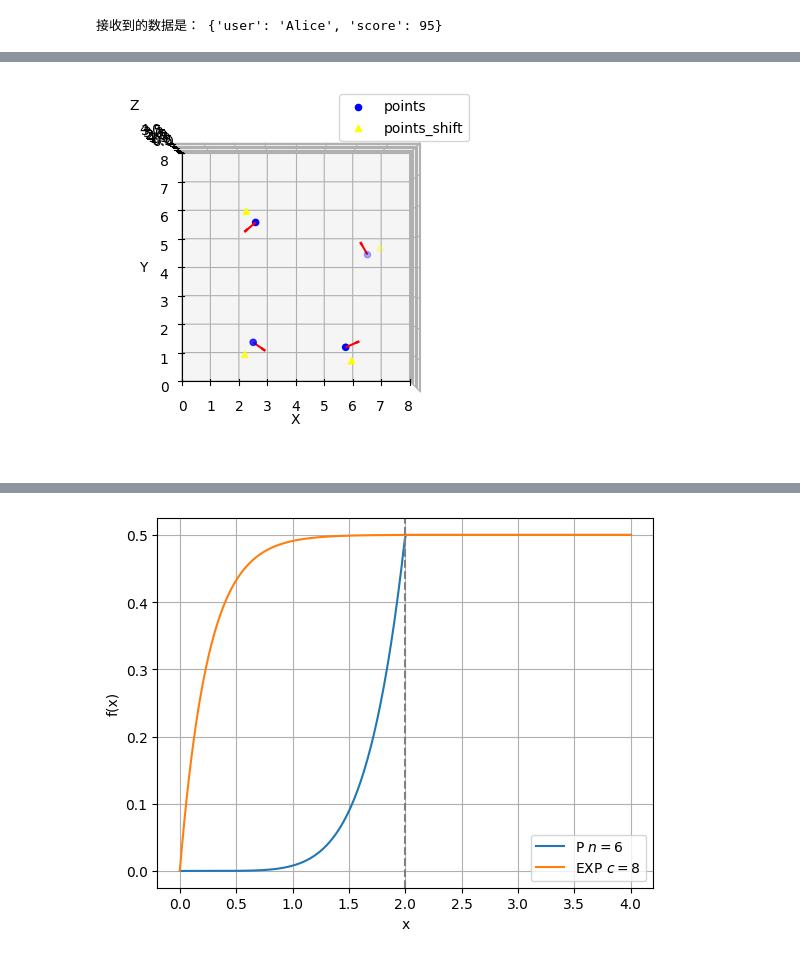
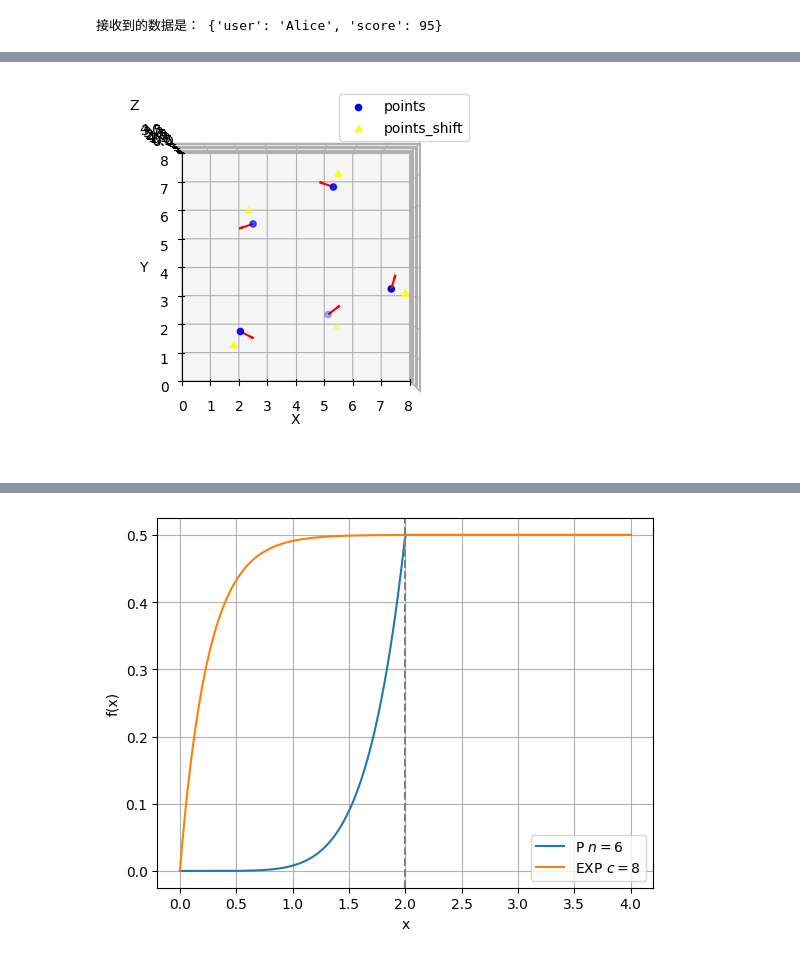
Before and after one commit to MATH-286-Pro/EPFL-MICRO-502-Aerial-Robotics, a Jupyter notebook: test.ipynb, the cells around one changed output, grey strips where cells are left out. Cells and saved outputs as stored; diff of their text form; code cells hidden in the pictures.

```diff
--- a/test.ipynb
+++ b/test.ipynb
@@ -282,7 +290,10 @@ import matplotlib.pyplot as plt
 from mpl_toolkits.mplot3d import Axes3D
 import numpy as np
 
-def plot_points_and_arrows(points, points_shift, data_filtered_sorted, arrow_length=0.5):
+def plot_points_and_arrows(points,
+                           points_shift,
+                           data_filtered_sorted,
+                           arrow_length=0.5):
 
     fig = plt.figure()
     ax = fig.add_subplot(111, projection='3d')
@@ -295,36 +306,38 @@ def plot_points_and_arrows(points, points_shift, data_filtered_sorted, arrow_len
     ax.scatter(pts[:, 0], pts[:, 1], pts[:, 2], c='blue', marker='o', label='points')
     ax.scatter(pts_shift[:, 0], pts_shift[:, 1], pts_shift[:, 2], c='yellow', marker='^', label='points_shift')
 
     # Plot arrows at their corresponding points
     for _, pt, arr in data_filtered_sorted:
         arr = np.array(arr)
         # Normalize direction and scale
         if np.linalg.norm(arr) > 0:
             direction = arr / np.linalg.norm(arr)
         else:
             direction = arr
+
+        # 绘制箭头
         ax.quiver(pt[0], pt[1], pt[2],
                   direction[0], direction[1], direction[2],
                   length=arrow_length,
                   normalize=False,
                   color='red', linewidth=1.5)
 
     ax.set_xlabel('X')
     ax.set_ylabel('Y')
     ax.set_zlabel('Z')
     ax.legend()
     ax.set_xlim(0, 8)
     ax.set_ylim(0, 8)
     ax.set_zlim(0, 4)
     ax.view_init(elev=90, azim=-90)
     plt.show()
 
 
-points = data.convert_to_planning()
+points       = data.convert_to_planning()
 points_shift = data.convert_to_planning_shift()
-plot_points_and_arrows(points, points_shift, data.data_filtered_sorted, arrow_length=0.5)
+plot_points_and_arrows(points, points_shift, data.G_P_A_aggregated_sorted, arrow_length=0.5)
 # %% [output]
-[figure, old version]
+[figure, new version]
 # %%
 def set_axes_equal(ax):
     '''
```
Also changed, not shown: parts of 3 cells of this notebook, 4 other files.
